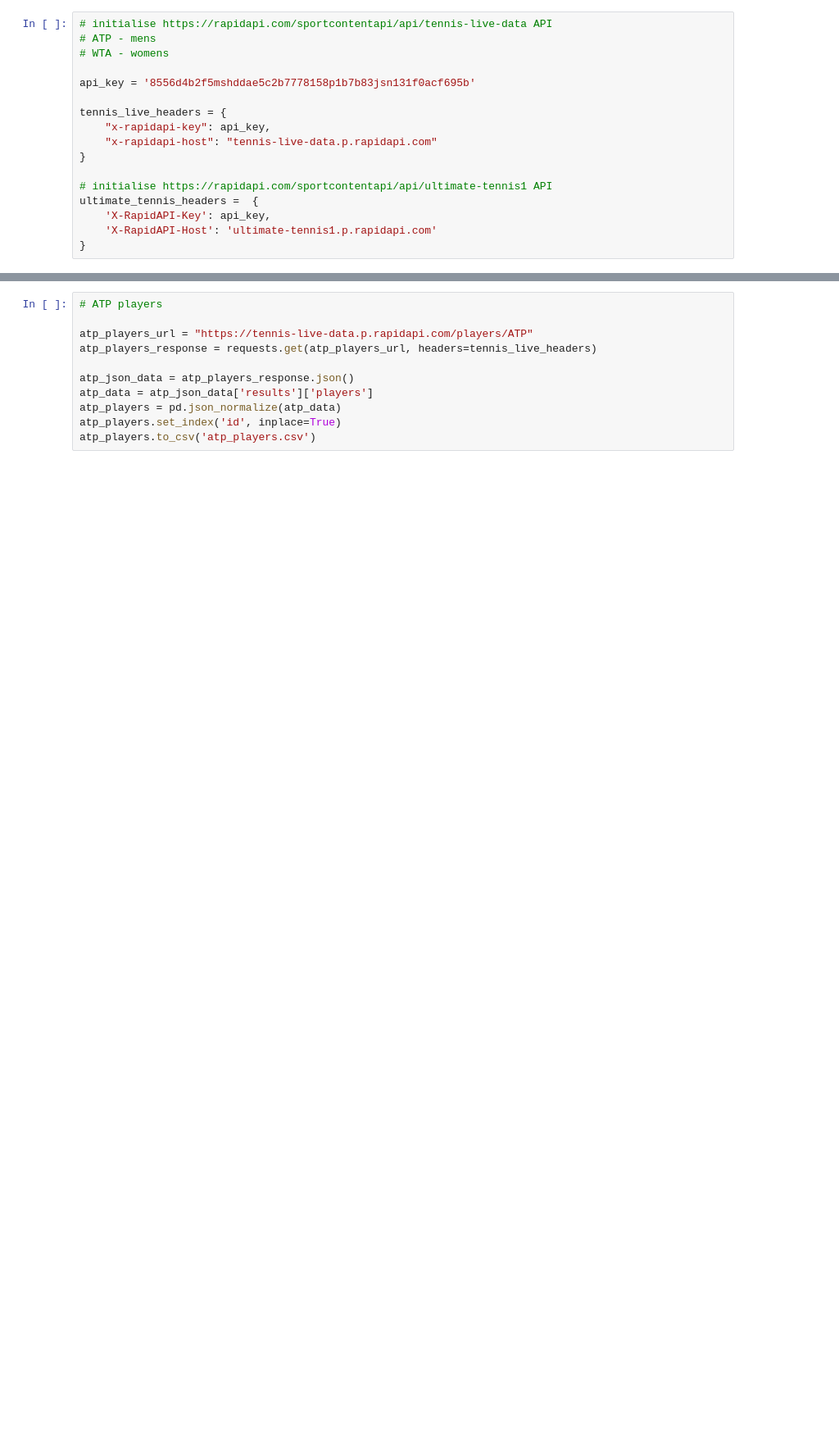
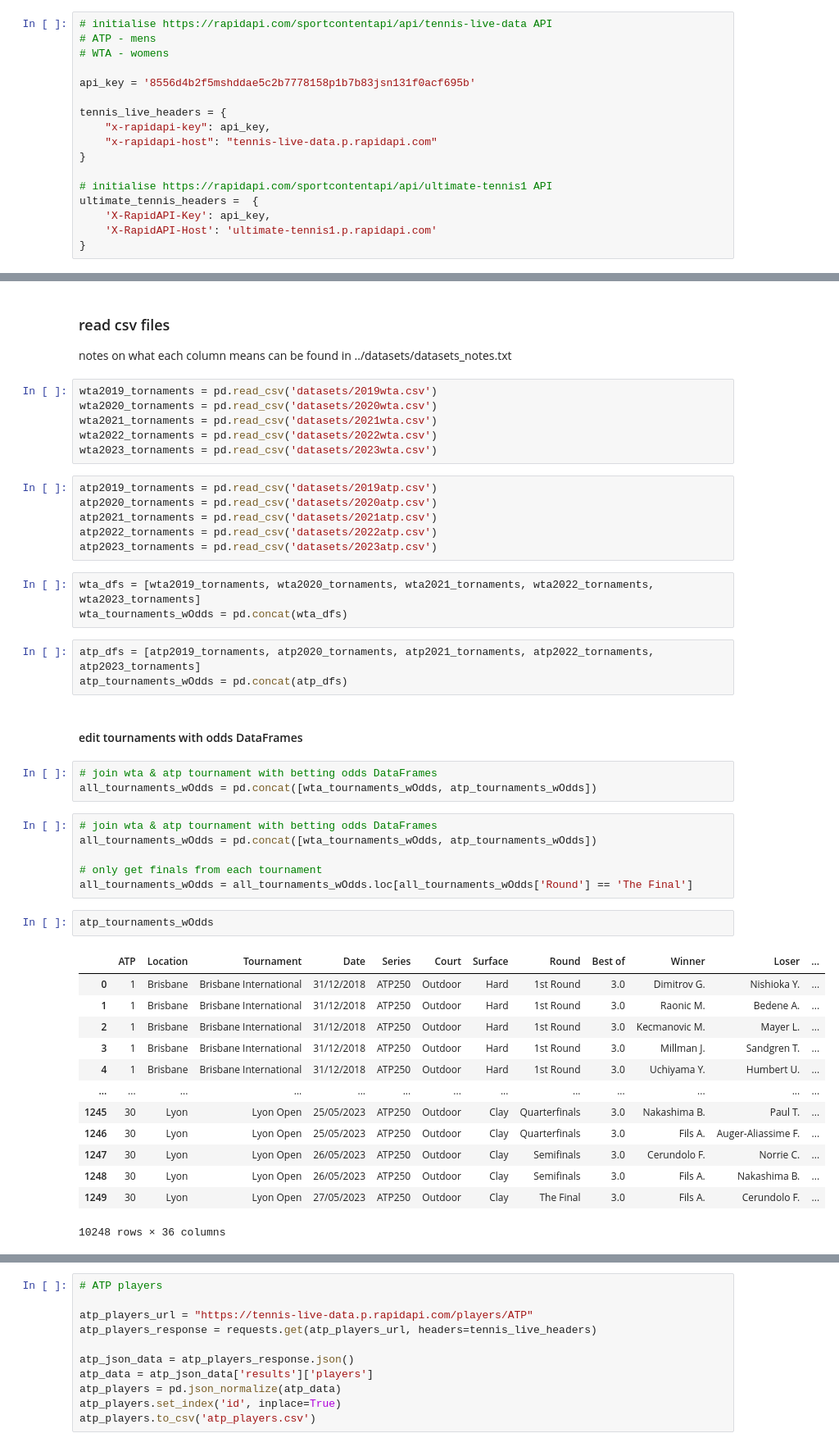
Before and after one commit to mmmcustard/analytics158739, a Jupyter notebook: 158739Assignment4.ipynb, the cells around one changed output, grey strips where cells are left out. Shown at 82% size. Drawn from its saved outputs; the diff is of its cells as text; blank space fills up the shorter version.

```diff
--- a/158739Assignment4.ipynb
+++ b/158739Assignment4.ipynb
@@ -103,0 +260,48 @@ ultimate_tennis_headers =  {
+# %% [markdown]
+### read csv files
+notes on what each column means can be found in ../datasets/datasets_notes.txt
+# %%
+wta2019_tornaments = pd.read_csv('datasets/2019wta.csv')
+wta2020_tornaments = pd.read_csv('datasets/2020wta.csv')
+wta2021_tornaments = pd.read_csv('datasets/2021wta.csv')
+wta2022_tornaments = pd.read_csv('datasets/2022wta.csv')
+wta2023_tornaments = pd.read_csv('datasets/2023wta.csv')
+# %%
+atp2019_tornaments = pd.read_csv('datasets/2019atp.csv')
+atp2020_tornaments = pd.read_csv('datasets/2020atp.csv')
+atp2021_tornaments = pd.read_csv('datasets/2021atp.csv')
+atp2022_tornaments = pd.read_csv('datasets/2022atp.csv')
+atp2023_tornaments = pd.read_csv('datasets/2023atp.csv')
+# %%
+wta_dfs = [wta2019_tornaments, wta2020_tornaments, wta2021_tornaments, wta2022_tornaments, wta2023_tornaments]
+wta_tournaments_wOdds = pd.concat(wta_dfs)
+# %%
+atp_dfs = [atp2019_tornaments, atp2020_tornaments, atp2021_tornaments, atp2022_tornaments, atp2023_tornaments]
+atp_tournaments_wOdds = pd.concat(atp_dfs)
+# %% [markdown]
+#### edit tournaments with odds DataFrames
+# %%
+# join wta & atp tournament with betting odds DataFrames
+all_tournaments_wOdds = pd.concat([wta_tournaments_wOdds, atp_tournaments_wOdds])
+# %%
+# join wta & atp tournament with betting odds DataFrames
+all_tournaments_wOdds = pd.concat([wta_tournaments_wOdds, atp_tournaments_wOdds])
+
+# only get finals from each tournament
+all_tournaments_wOdds = all_tournaments_wOdds.loc[all_tournaments_wOdds['Round'] == 'The Final']
+# %%
+atp_tournaments_wOdds
+# %% [output]
+|  | ATP | Location | Tournament | Date | Series | Court | Surface | Round | Best of | Winner | Loser | ... |
+| 0 | 1 | Brisbane | Brisbane International | 31/12/2018 | ATP250 | Outdoor | Hard | 1st Round | 3.0 | Dimitrov G. | Nishioka Y. | ... |
+| 1 | 1 | Brisbane | Brisbane International | 31/12/2018 | ATP250 | Outdoor | Hard | 1st Round | 3.0 | Raonic M. | Bedene A. | ... |
+| 2 | 1 | Brisbane | Brisbane International | 31/12/2018 | ATP250 | Outdoor | Hard | 1st Round | 3.0 | Kecmanovic M. | Mayer L. | ... |
+| 3 | 1 | Brisbane | Brisbane International | 31/12/2018 | ATP250 | Outdoor | Hard | 1st Round | 3.0 | Millman J. | Sandgren T. | ... |
+| 4 | 1 | Brisbane | Brisbane International | 31/12/2018 | ATP250 | Outdoor | Hard | 1st Round | 3.0 | Uchiyama Y. | Humbert U. | ... |
+| ... | ... | ... | ... | ... | ... | ... | ... | ... | ... | ... | ... | ... |
+| 1245 | 30 | Lyon | Lyon Open | 25/05/2023 | ATP250 | Outdoor | Clay | Quarterfinals | 3.0 | Nakashima B. | Paul T. | ... |
+| 1246 | 30 | Lyon | Lyon Open | 25/05/2023 | ATP250 | Outdoor | Clay | Quarterfinals | 3.0 | Fils A. | Auger-Aliassime F. | ... |
+| 1247 | 30 | Lyon | Lyon Open | 26/05/2023 | ATP250 | Outdoor | Clay | Semifinals | 3.0 | Cerundolo F. | Norrie C. | ... |
+| 1248 | 30 | Lyon | Lyon Open | 26/05/2023 | ATP250 | Outdoor | Clay | Semifinals | 3.0 | Fils A. | Nakashima B. | ... |
+| 1249 | 30 | Lyon | Lyon Open | 27/05/2023 | ATP250 | Outdoor | Clay | The Final | 3.0 | Fils A. | Cerundolo F. | ... |
+10248 rows × 36 columns
```
Also changed, not shown: parts of 30 cells of this notebook, 2 other files.
